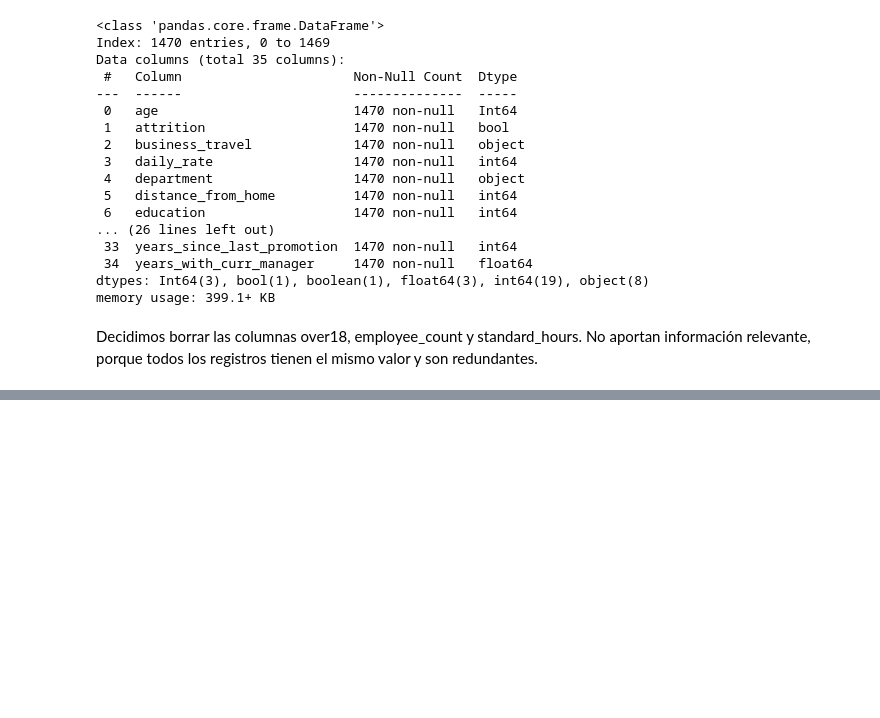
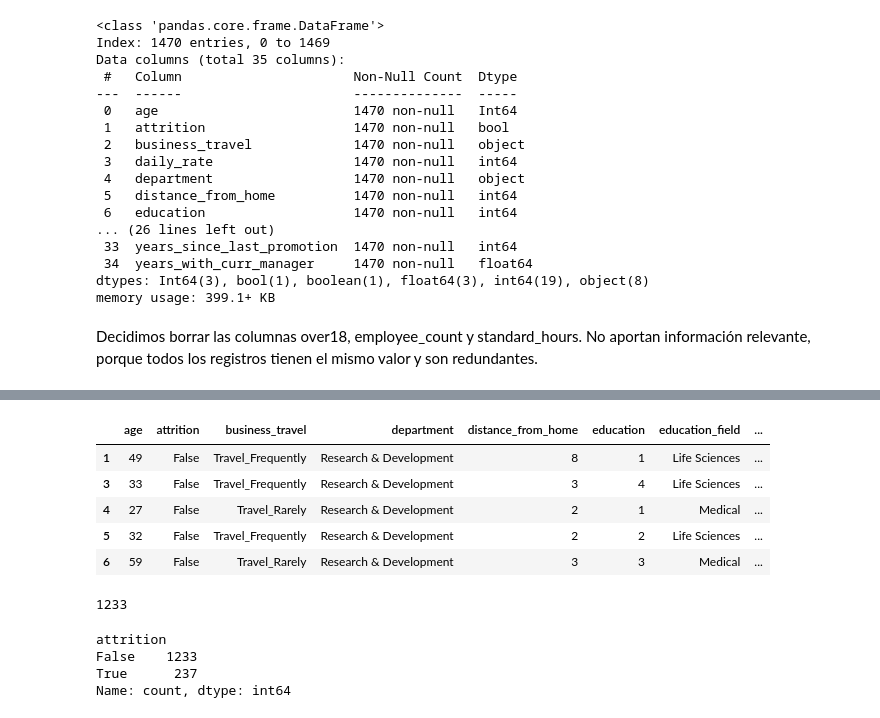
Before and after one commit to eva5ferrer/project-da-promo-63-modulo-3-team-1, a Jupyter notebook: fase1-2-EDA-transformacion.ipynb, the cells around one changed output, grey strips where cells are left out. Saved outputs shown, nothing was run; the diff lists cells and outputs as text; code cells hidden in the pictures; blank space fills up the shorter version.

```diff
--- a/fase1-2-EDA-transformacion.ipynb
+++ b/fase1-2-EDA-transformacion.ipynb
@@ -846,0 +892,22 @@ memory usage: 364.6+ KB
+# %%
+mascara_attrition_no = df_hr["attrition"] == False
+df_hr_attrition_no = df_hr[mascara_attrition_no]
+df_hr_attrition_no.head(5)
+# %% [output]
+|  | age | attrition | business_travel | department | distance_from_home | education | education_field | ... |
+| 1 | 49 | False | Travel_Frequently | Research & Development | 8 | 1 | Life Sciences | ... |
+| 3 | 33 | False | Travel_Frequently | Research & Development | 3 | 4 | Life Sciences | ... |
+| 4 | 27 | False | Travel_Rarely | Research & Development | 2 | 1 | Medical | ... |
+| 5 | 32 | False | Travel_Frequently | Research & Development | 2 | 2 | Life Sciences | ... |
+| 6 | 59 | False | Travel_Rarely | Research & Development | 3 | 3 | Medical | ... |
+# %%
+df_hr_attrition_no.shape[0]
+# %% [output]
+1233
+# %%
+df_hr['attrition'].value_counts()
+# %% [output]
+attrition
+False    1233
+True      237
+Name: count, dtype: int64
```
Also changed, not shown: parts of 27 cells of this notebook, 6 other files.
